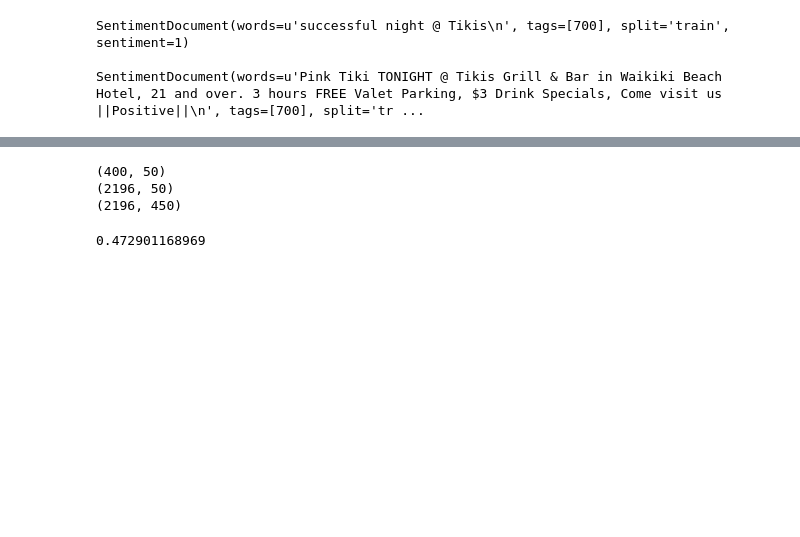
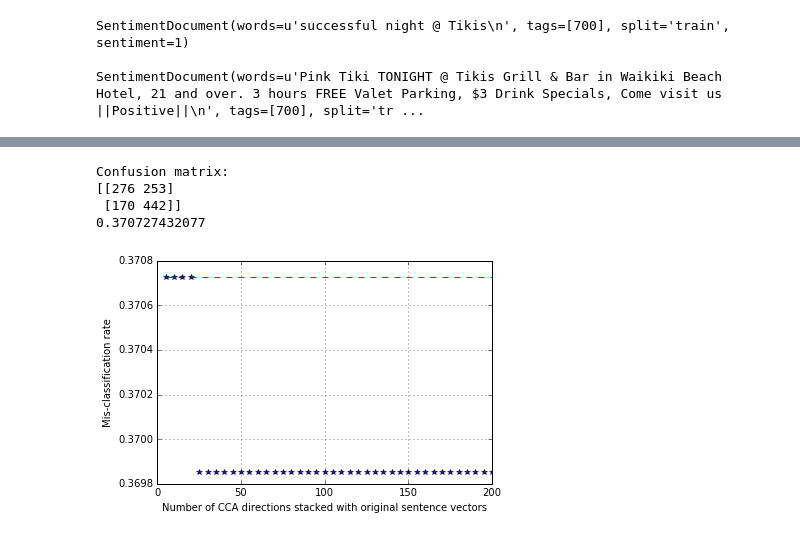
Before and after one commit to rupalisaboo/SentimentAnalysisTwitterData, a Jupyter notebook: Doc2Vec.ipynb, the cells around one changed output, grey strips where cells are left out. Cells and saved outputs as stored; diff of their text form; code cells hidden in the pictures; blank space fills up the shorter version.

Commit message:
Added plot for number of CCa directions stacked. CCA doing marginally better! Cleaned up the code a bit. More data from server!

```diff
--- a/Doc2Vec.ipynb
+++ b/Doc2Vec.ipynb
@@ -475,36 +444,57 @@ Y = np.asarray(Y).T
-# %%
-#get top k eigvec, project training data and stack with original word vectors
-top_k_eigv = get_top_eigvec(cca_eigval, cca_eigvec, 50)
-print np.shape(top_k_eigv)
-X_proj = X.dot(top_k_eigv)
-print np.shape(X_proj)
-stacked_vec = np.append(X, X_proj, axis=1)
-print np.shape(stacked_vec)
-# %% [output]
-(400, 50)
-(2196, 50)
-(2196, 450)
-# %%
-# project test data to cca directions and stack
-test = [best_model[v1].docvecs[doc.tags[0]] for doc in test_docs[v1]]
-test = np.asarray(test)
-#print np.shape(test)
-test_proj = test.dot(top_k_eigv)
-stacked_test = np.append(test, test_proj, axis=1)
 # %%
-predictor = svm_predictor_from_data(target_sentiments, stacked_vec)
+predictor = logistic_predictor(target_sentiments, X.T)
 
 # predict & evaluate
-test_predictions = predictor.predict(stacked_test)
+test_predictions = predictor.predict(test.T)
 predicted = np.rint(test_predictions)
 expected = [doc.sentiment for doc in test_docs[v1]]
-"""if not infer:
-    print("Classification report for classifier %s:\n%s\n"
-          % (predictor, metrics.classification_report(expected, predicted)))
-    print("Confusion matrix:\n%s" % metrics.confusion_matrix(expected, predicted))"""
+#print("Classification report for %s:\n%s\n" % (predictor, metrics.classification_report(expected, predicted)))
+print("Confusion matrix:\n%s" % metrics.confusion_matrix(expected, predicted))
 #ipdb.set_trace()
-corrects = sum(expected == predicted)
-errors = len(test_predictions) - corrects
-print float(errors) / len(expected)
+errors = len(test_predictions) - sum(expected == predicted)
+err_orig = float(errors) / len(expected)
+print err_orig
 # %% [output]
-0.472901168969
+Confusion matrix:
+[[276 253]
+ [170 442]]
+0.370727432077
+# %%
+#get top k eigvec, project training data and stack with original word vectors
+err_cca = []
+step = 5
+num_dir_ranges = range(step, step+200, step)
+for num_dir in num_dir_ranges:
+    top_k_eigv = get_top_eigvec(cca_eigval, cca_eigvec, num_dir)
+    #print np.shape(top_k_eigv)
+    X_proj = top_k_eigv.T.dot(X)
+    #print np.shape(X_proj)
+    stacked_vec = np.append(X, X_proj, axis=0)
+    #print np.shape(stacked_vec)
+
+    # project test data to cca directions and stack
+    #print np.shape(test)
+    test_proj = top_k_eigv.T.dot(test)
+    stacked_test = np.append(test, test_proj, axis=0)
+    #print np.shape(stacked_test)
+    #print np.shape(target_sentiments)
+
+    predictor = logistic_predictor(target_sentiments, stacked_vec.T)
+
+    # predict & evaluate
+    test_predictions = predictor.predict(stacked_test.T)
+    predicted = np.rint(test_predictions)
+    expected = [doc.sentiment for doc in test_docs[v1]]
+    #print("Classification report for %s:\n%s\n" % (predictor, metrics.classification_report(expected, predicted)))
+    #print("Confusion matrix:\n%s" % metrics.confusion_matrix(expected, predicted))
+    #ipdb.set_trace()
+    errors = len(test_predictions) - sum(expected == predicted)
+    err_cca.append(float(errors) / len(expected))
+# %%
+plt.plot(num_dir_ranges, [err_orig]*len(num_dir_ranges), 'r--', num_dir_ranges, err_cca, 'b*')
+plt.ylabel('Mis-classification rate')
+plt.xlabel('Number of CCA directions stacked with original sentence vectors')
+plt.grid()
+plt.show()
+# %% [output]
+[figure, added]
```
Also changed, not shown: parts of 14 cells of this notebook, 6 other files.
